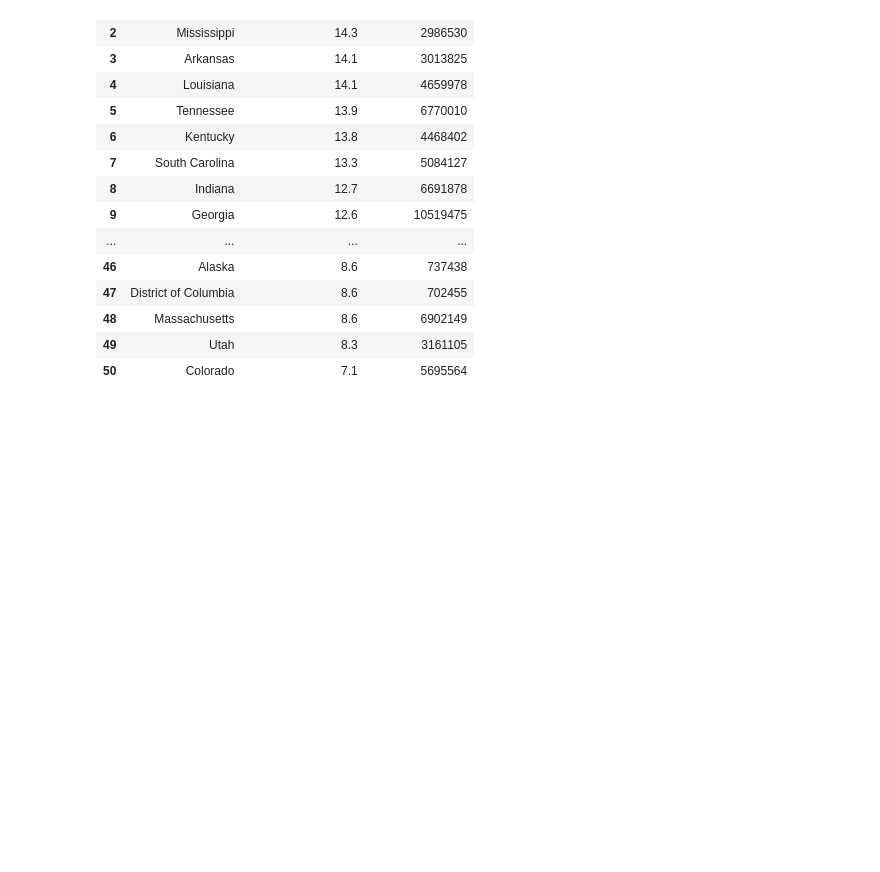
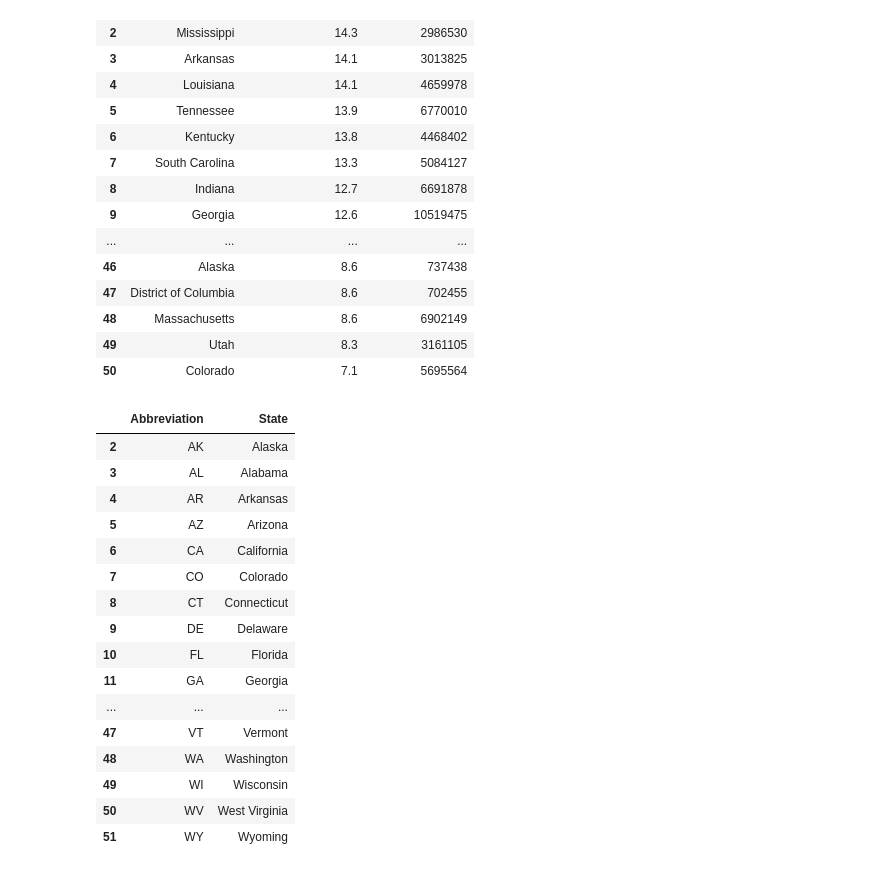
Before and after one commit to jsialcalde/Project2_CandyStore, a Jupyter notebook: scrape_diabetes.ipynb, the cells around one changed output. Drawn from its saved outputs; the diff is of its cells as text; code cells hidden in the pictures; blank space fills up the shorter version.

```diff
--- a/scrape_diabetes.ipynb
+++ b/scrape_diabetes.ipynb
@@ -182,3 +182,28 @@ factDF
 | 48 | Massachusetts | 8.6 | 6902149 |
 | 49 | Utah | 8.3 | 3161105 |
 | 50 | Colorado | 7.1 | 5695564 |
+# %%
+state_abbr_url = "https://simple.wikipedia.org/wiki/U.S._postal_abbreviations"
+
+tables = pd.read_html(state_abbr_url)
+state_abbr_df = tables[0].iloc[2:]
+state_abbr_df = state_abbr_df.rename(columns={0: "Abbreviation", 1: "State"})
+state_abbr_df
+# %% [output]
+|  | Abbreviation | State |
+| 2 | AK | Alaska |
+| 3 | AL | Alabama |
+| 4 | AR | Arkansas |
+| 5 | AZ | Arizona |
+| 6 | CA | California |
+| 7 | CO | Colorado |
+| 8 | CT | Connecticut |
+| 9 | DE | Delaware |
+| 10 | FL | Florida |
+| 11 | GA | Georgia |
+| ... | ... | ... |
+| 47 | VT | Vermont |
+| 48 | WA | Washington |
+| 49 | WI | Wisconsin |
+| 50 | WV | West Virginia |
+| 51 | WY | Wyoming |
```
Also changed, not shown: parts of 4 cells of this notebook, 7 other files.
